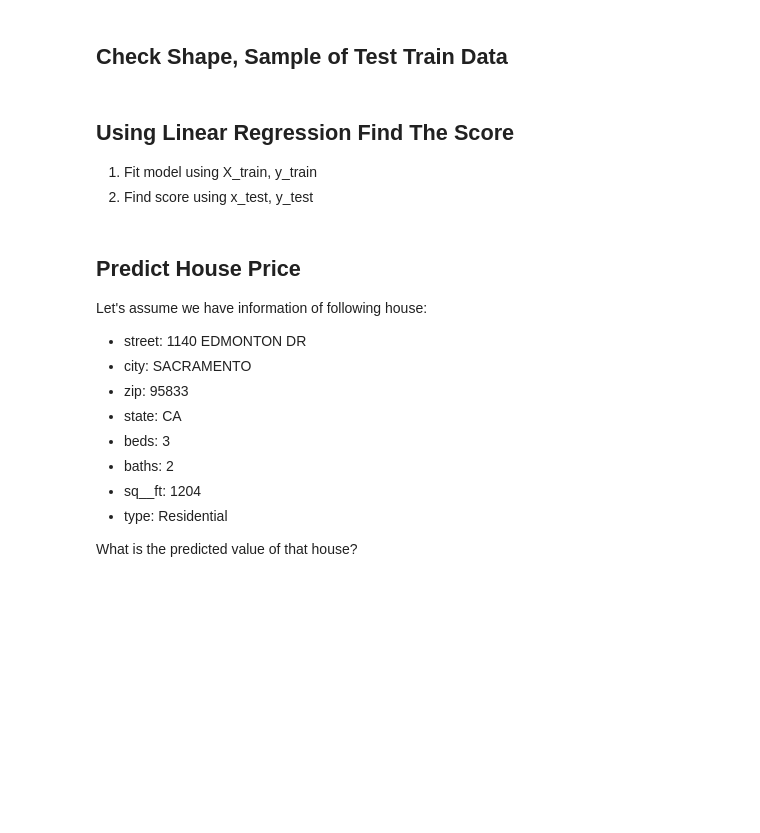
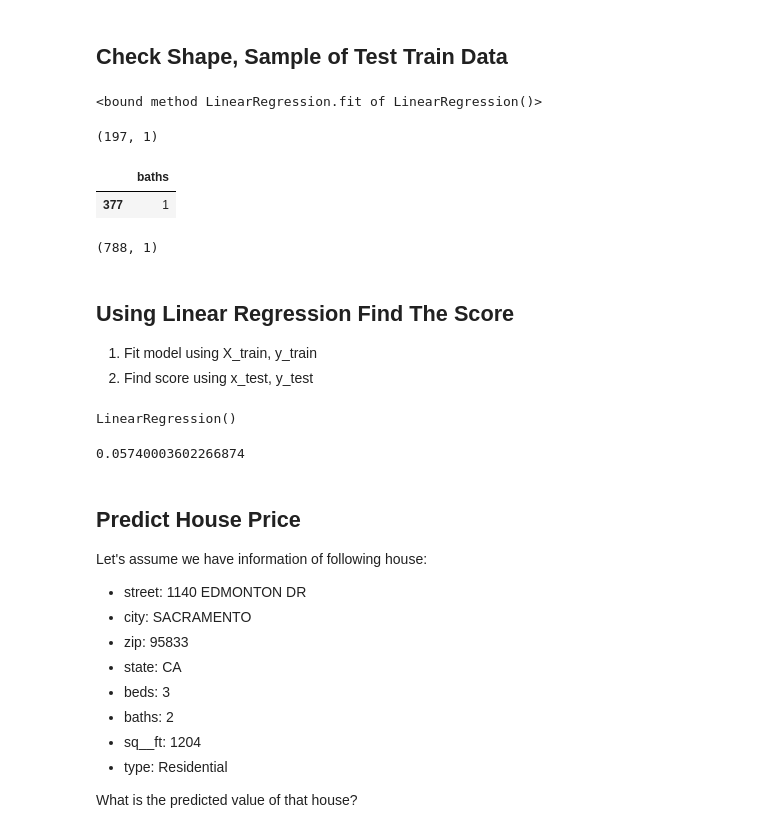
Before and after one commit to Anna-HuangJ/Anna_Repository, a Jupyter notebook: Labs/Lab 4 /IOD_Lab 4.1.ipynb, the cells around one changed output. Cells and saved outputs as stored; diff of their text form; code cells hidden in the pictures; blank space fills up the shorter version.

```diff
--- a/Labs/Lab 4 /IOD_Lab 4.1.ipynb
+++ b/Labs/Lab 4 /IOD_Lab 4.1.ipynb
@@ -360,0 +367,8 @@ Using LinearRegression of sklearn.linear_model package find Coefficient and Inte
+# %%
+linreg = LinearRegression()
+# %%
+# ANSWER
+y = house['price']
+x = house[['baths']]
+# %%
+linreg.fit(x,y)
@@ -369,3 +393,7 @@ Using LinearRegression of sklearn.linear_model package find Coefficient and Inte
+# %%
+# ANSWER
+from sklearn.model_selection import train_test_split
+X_train, X_test, y_train, y_test = train_test_split(x, y, test_size=0.20, random_state=42)
 # %% [markdown]
 ## Create training and testing subsets
 
@@ -376,6 +402,22 @@ Hint: Using `train_test_split` Library
 ## Check Shape, Sample of Test Train Data
 # %%
 # ANSWER
+linreg.fit
+# %% [output]
+<bound method LinearRegression.fit of LinearRegression()>
+# %%
+X_test.shape
+# %% [output]
+(197, 1)
+# %%
+X_test.sample()
+# %% [output]
+|  | baths |
+| 377 | 1 |
+# %%
+X_train.shape
+# %% [output]
+(788, 1)
 # %% [markdown]
 ## Using Linear Regression Find The Score
 
@@ -383,6 +425,13 @@ Hint: Using `train_test_split` Library
 2. Find score using x_test, y_test
 # %%
 # ANSWER
+linreg.fit(X_train, y_train)
+# %% [output]
+LinearRegression()
+# %%
+linreg.score(X_test, y_test)
+# %% [output]
+0.05740003602266874
 # %% [markdown]
 ## Predict House Price
 
```
Also changed, not shown: parts of 18 cells of this notebook, 1 other file.
